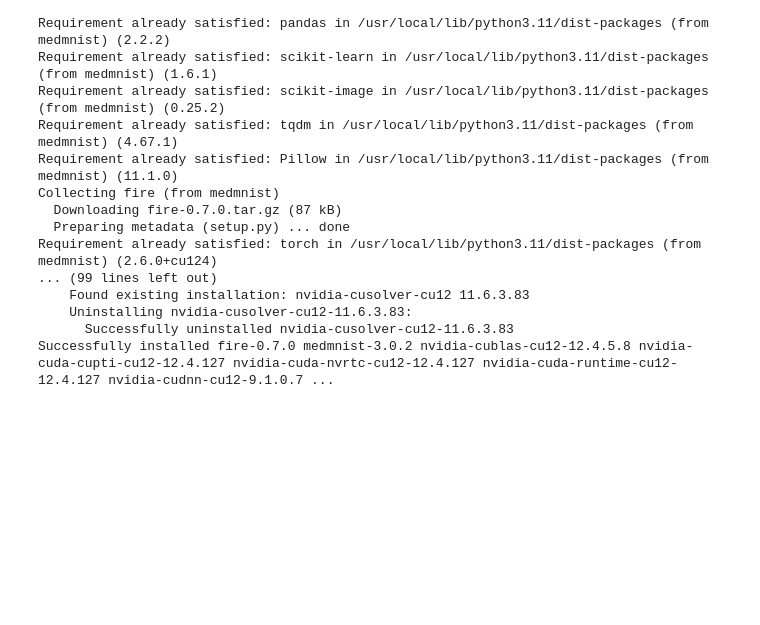
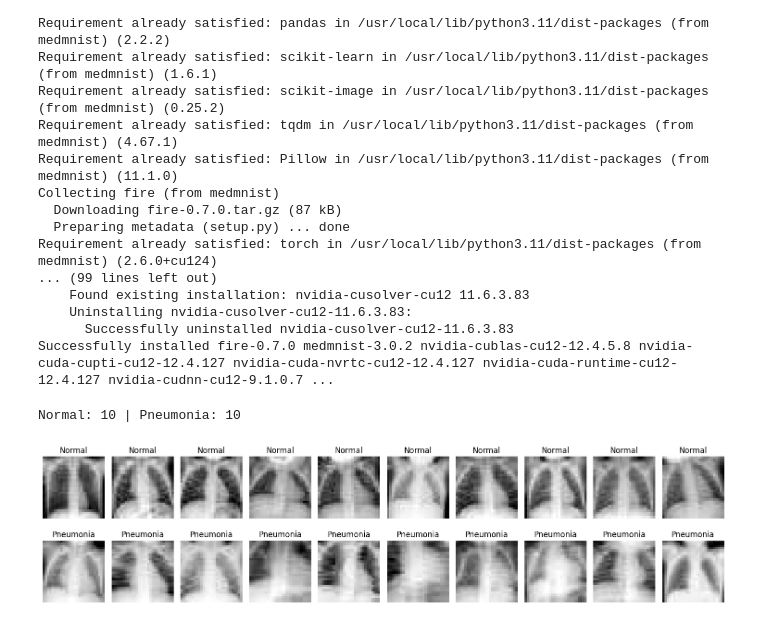
Before and after one commit to luan3642/TA1---Tarefa-textura---UFPR---MASTER-S-DEGREE, a Jupyter notebook: TA1_Tarefa_textura.ipynb, the cells around one changed output. Saved outputs shown, nothing was run; the diff lists cells and outputs as text; code cells hidden in the pictures; blank space fills up the shorter version.

Commit message:
display images of pneumonia and non-pneumonia

```diff
--- a/TA1_Tarefa_textura.ipynb
+++ b/TA1_Tarefa_textura.ipynb
@@ -22,0 +30,36 @@ Successfully installed fire-0.7.0 medmnist-3.0.2 nvidia-cublas-cu12-12.4.5.8 nvi
+# %%
+normal_images = []
+pneumonia_images = []
+# %%
+for i in range(len(dataset)):
+    image, label = dataset[i]
+    image_np = np.squeeze(np.array(image))
+
+    if label[0] == 0 and len(normal_images) < 10:
+        normal_images.append(image_np)
+    elif label[0] == 1 and len(pneumonia_images) < 10:
+        pneumonia_images.append(image_np)
+
+    if len(normal_images) == 10 and len(pneumonia_images) == 10:
+        break
+
+# Ensure both lists have 10 items
+print("Normal:", len(normal_images), "| Pneumonia:", len(pneumonia_images))
+
+# Plot
+fig, axes = plt.subplots(2, 10, figsize=(15, 4))
+
+for i in range(10):
+    axes[0, i].imshow(normal_images[i], cmap='gray')
+    axes[0, i].set_title("Normal")
+    axes[0, i].axis('off')
+
+    axes[1, i].imshow(pneumonia_images[i], cmap='gray')
+    axes[1, i].set_title("Pneumonia")
+    axes[1, i].axis('off')
+
+plt.tight_layout()
+plt.show()
+# %% [output]
+Normal: 10 | Pneumonia: 10
+[figure, added]
```
Also changed, not shown: parts of 3 cells of this notebook.
